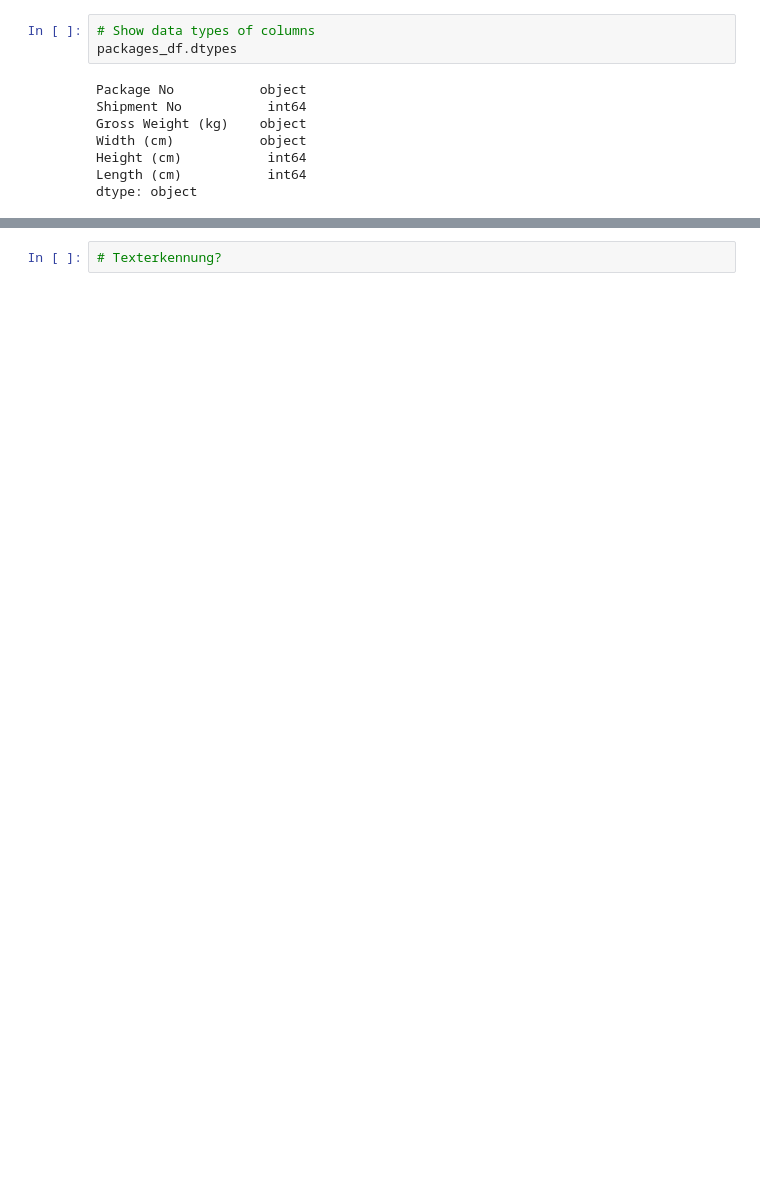
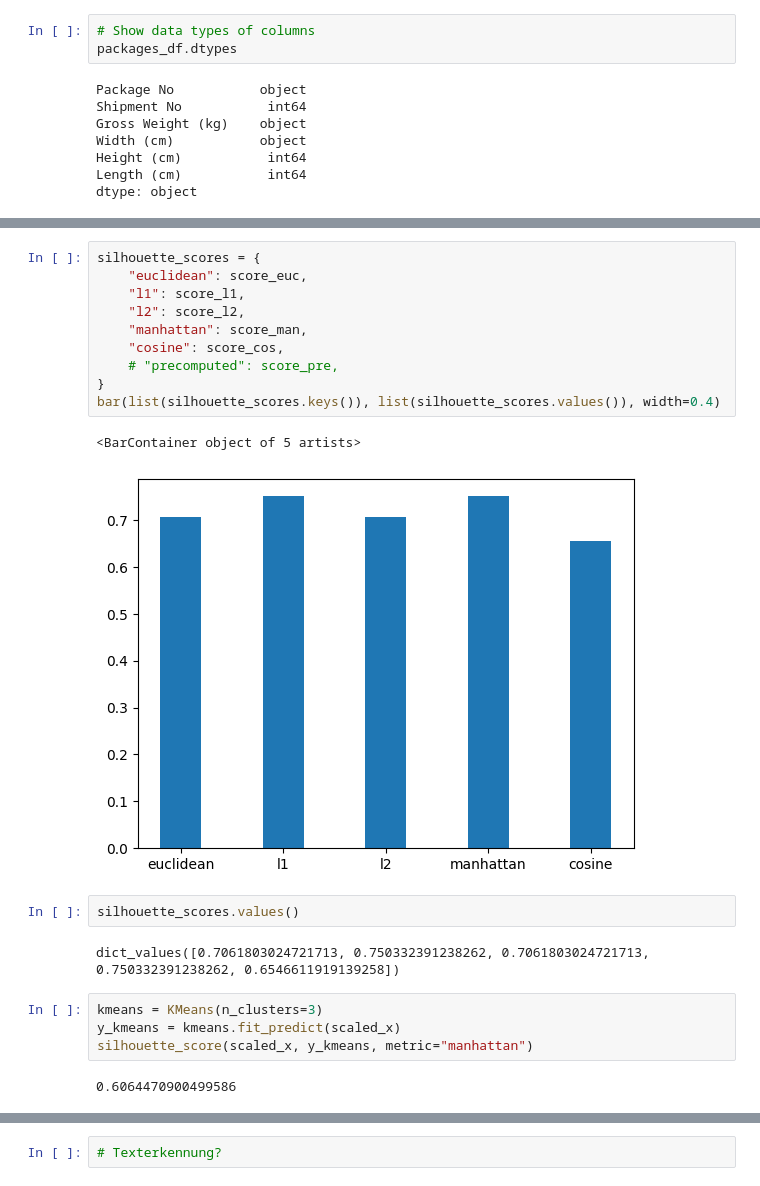
Before and after one commit to FrankCastlepancakes/ClusteringScikitLearn, a Jupyter notebook: notebook.ipynb, the cells around one changed output, grey strips where cells are left out. Drawn from its saved outputs; the diff is of its cells as text; blank space fills up the shorter version.

```diff
--- a/notebook.ipynb
+++ b/notebook.ipynb
@@ -99,2 +109,25 @@ array([1, 1, 1, 1, 1, 1, 1, 0, 1, 1, 1, 1, 1, 1, 1, 1, 1, 1, 1, 1, 2, 1,
+# %%
+silhouette_scores = {
+    "euclidean": score_euc,
+    "l1": score_l1,
+    "l2": score_l2,
+    "manhattan": score_man,
+    "cosine": score_cos,
+    # "precomputed": score_pre,
+}
+bar(list(silhouette_scores.keys()), list(silhouette_scores.values()), width=0.4)
+# %% [output]
+<BarContainer object of 5 artists>
+[figure, added]
+# %%
+silhouette_scores.values()
+# %% [output]
+dict_values([0.7061803024721713, 0.750332391238262, 0.7061803024721713, 0.750332391238262, 0.6546611919139258])
+# %%
+kmeans = KMeans(n_clusters=3)
+y_kmeans = kmeans.fit_predict(scaled_x)
+silhouette_score(scaled_x, y_kmeans, metric="manhattan")
+# %% [output]
+0.6064470900499586
 # %%
 # Daten visualisieren: Merkmale
```
Also changed, not shown: parts of 9 cells of this notebook, 3 other files.
